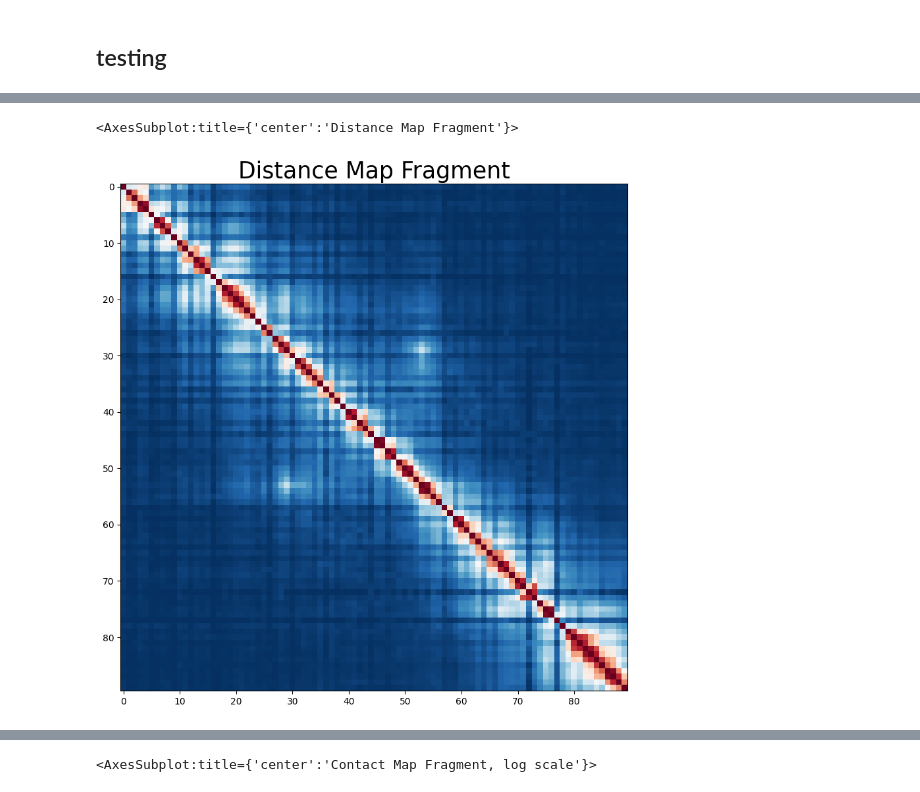
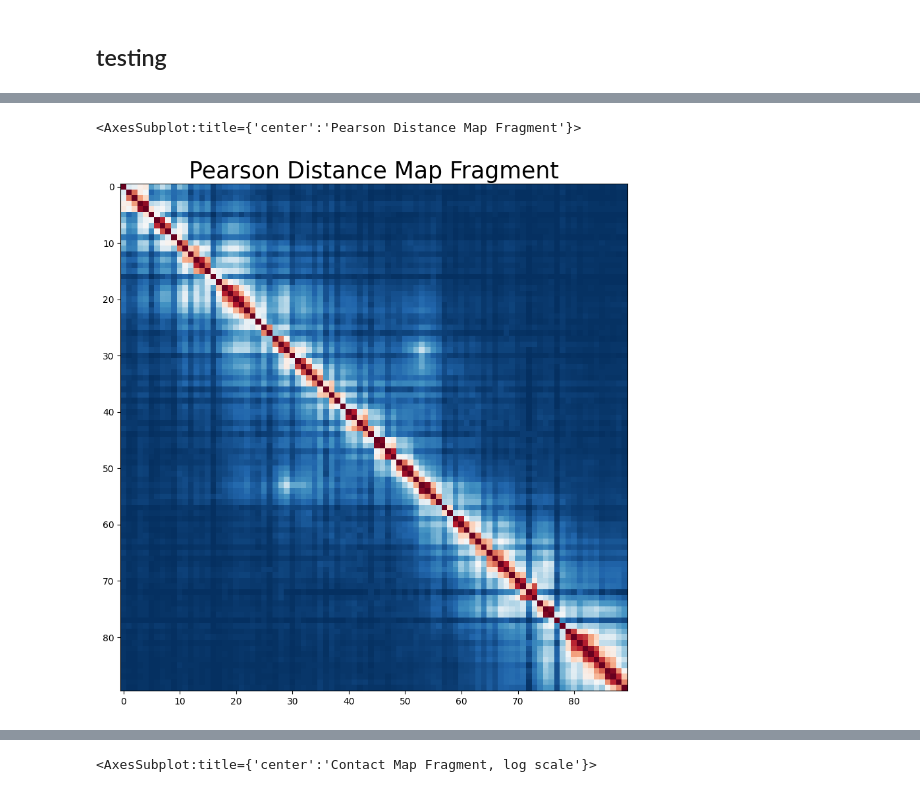
Before and after one commit to aleskunder/topology_loop_caller, a Jupyter notebook: example_notebooks/step_one_contacts_to_distances.ipynb, the cells around one changed output, grey strips where cells are left out. Drawn from its saved outputs; the diff is of its cells as text; code cells hidden in the pictures.

```diff
--- a/example_notebooks/step_one_contacts_to_distances.ipynb
+++ b/example_notebooks/step_one_contacts_to_distances.ipynb
@@ -25,0 +23,3 @@ bal = c.matrix(balance=True)[:, :]
+# %%
+nonbal = load_cooler("../data/data_new/8B_2000_down.cool", balance_matrix=False)
+bal = load_cooler("../data/data_new/8B_2000_down.cool", balance_matrix=True)
@@ -179,10 +133,10 @@ no_nan_matrix = bal[~ind][:, ~ind]
 # %%
 plot_hic_matrix_fragment(
-    pearson_dist_matrix, (935, 935, 90), figsize=(10, 10), log_scaled=False,plot_title="Distance Map Fragment", title_fontsize=25
+    pearson_dist_matrix, (935, 935, 90), figsize=(10, 10), log_scaled=False,plot_title="Pearson Distance Map Fragment", title_fontsize=25
 )
 # %% [output]
-<AxesSubplot:title={'center':'Distance Map Fragment'}>
+<AxesSubplot:title={'center':'Pearson Distance Map Fragment'}>
-[figure, old version]
+[figure, new version]
 [interactive output not drawn]
 # %%
 plot_hic_matrix_fragment(
```
Also changed, not shown: parts of 41 cells of this notebook, 1 other file.
